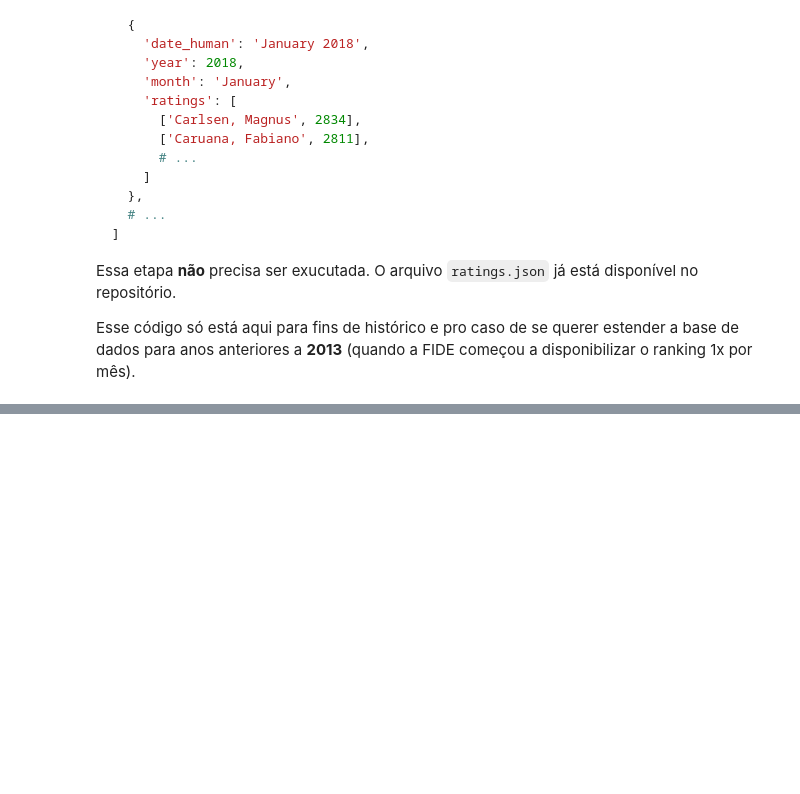
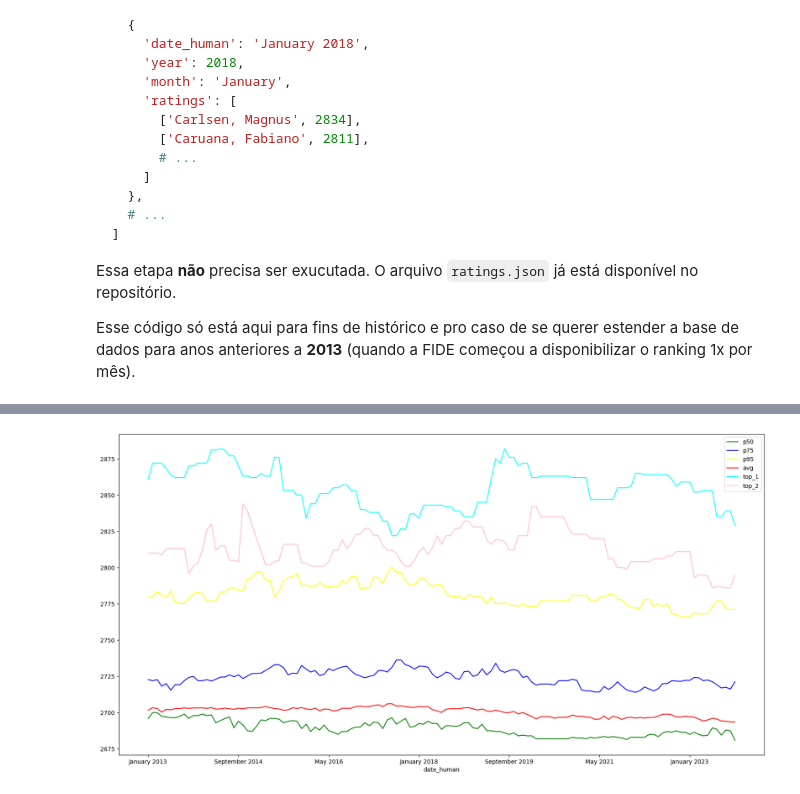
Before and after one commit to lucasrodcosta/chess_analysis, a Jupyter notebook: analysis.ipynb, the cells around one changed output, grey strips where cells are left out. Drawn from its saved outputs; the diff is of its cells as text; code cells hidden in the pictures; blank space fills up the shorter version.

```diff
--- a/analysis.ipynb
+++ b/analysis.ipynb
@@ -99,0 +96,3 @@ Fim!
+# %%
+ratings_df = pd.read_json('ratings.json')
+ratings_df
@@ -99,0 +113,22 @@ Fim!
+# %%
+data = []
+
+for index, row in ratings_df.iterrows():
+    all_ratings = [r[1] for r in row['ratings']]
+    all_ratings = np.array(all_ratings)
+
+    top_1_rating = all_ratings[0]
+    top_2_rating = all_ratings[1]
+
+    data.append({
+        'date_human': row['date_human'],
+        'p50': np.percentile(all_ratings, 50),
+        'p75': np.percentile(all_ratings, 75),
+        'p95': np.percentile(all_ratings, 95),
+        'avg': np.average(all_ratings),
+        'top_1': top_1_rating,
+        'top_2': top_2_rating,
+    })
+
+df = pd.DataFrame(data)
+df
@@ -99,0 +149,14 @@ Fim!
+# %%
+plt.rcParams['figure.figsize'] = [20, 10]
+
+ax = plt.gca()
+df.plot(kind='line', x='date_human', y='p50', color='green', ax=ax)
+df.plot(kind='line', x='date_human', y='p75', color='blue', ax=ax)
+df.plot(kind='line', x='date_human', y='p95', color='yellow', ax=ax)
+df.plot(kind='line', x='date_human', y='avg', color='red', ax=ax)
+df.plot(kind='line', x='date_human', y='top_1', color='cyan', ax=ax)
+df.plot(kind='line', x='date_human', y='top_2', color='pink', ax=ax)
+
+plt.show()
+# %% [output]
+[figure, added]
```
Also changed, not shown: parts of 12 cells of this notebook, 1 other file.
